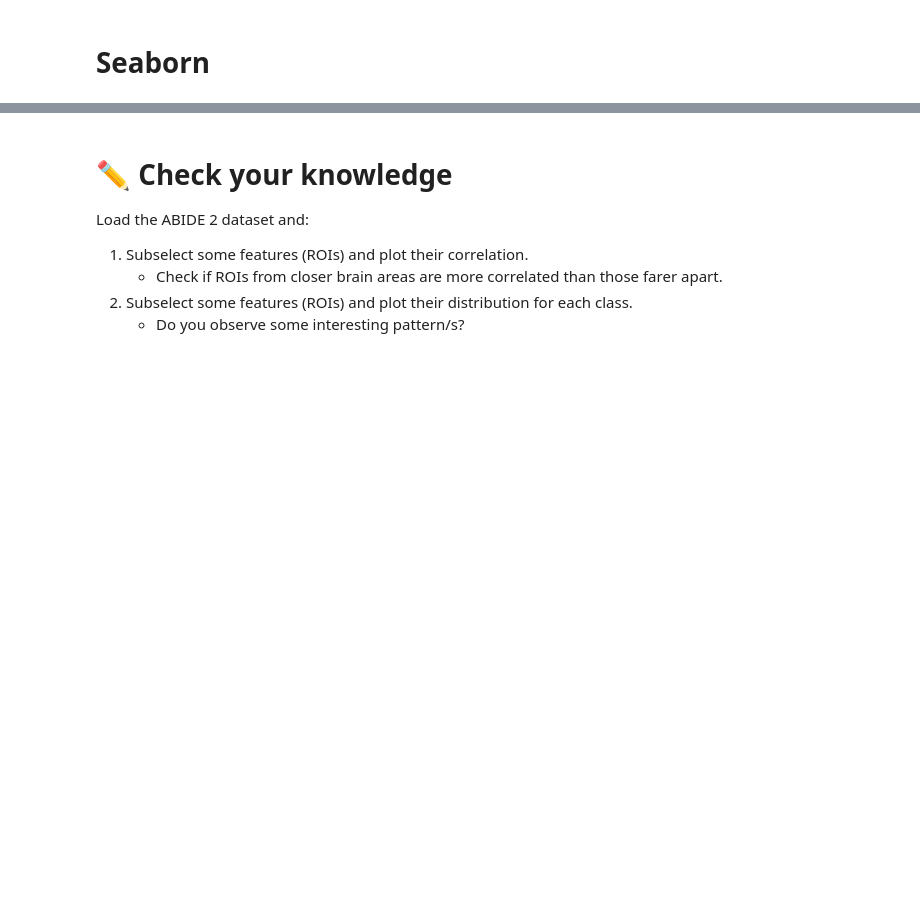
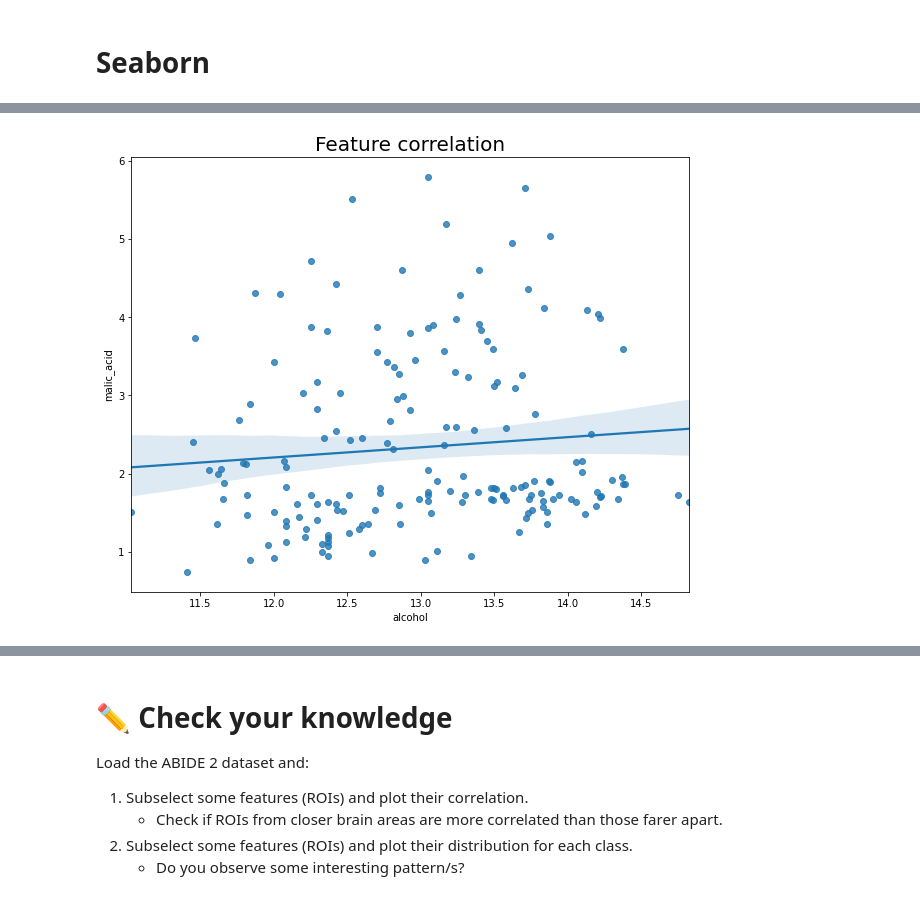
Before and after one commit to martinagvilas/ML-Vis-BrainHack-2021, a Jupyter notebook: notebooks/05-visualization.ipynb, the cells around one changed output, grey strips where cells are left out. Drawn from its saved outputs; the diff is of its cells as text; code cells hidden in the pictures; blank space fills up the shorter version.

```diff
--- a/notebooks/05-visualization.ipynb
+++ b/notebooks/05-visualization.ipynb
@@ -188,0 +262,8 @@ plt.show()
+# %%
+# Plot
+fig, ax = plt.subplots(figsize=(10,8))
+sns.regplot(x=alcohol, y=malic_acid, ax=ax)
+ax.set_title("Feature correlation", fontsize=20)
+plt.show()
+# %% [output]
+[figure, added]
```
Also changed, not shown: parts of 39 cells of this notebook, 2 other files.
